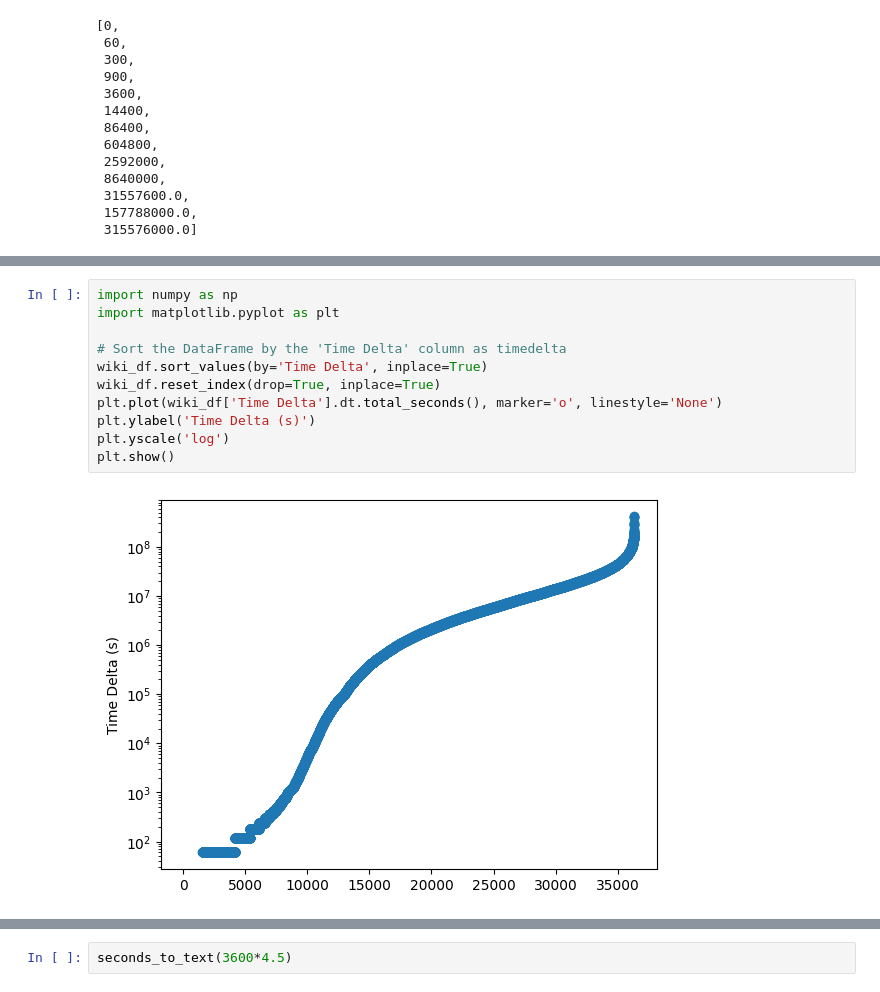
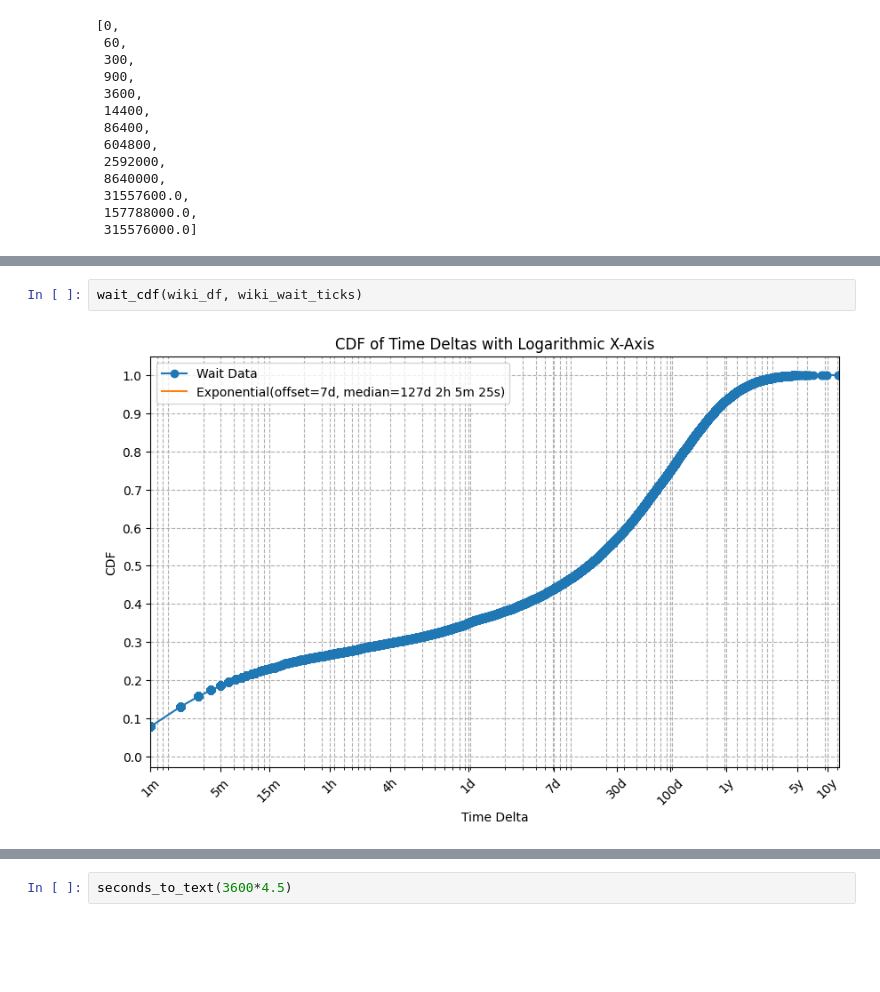
Before and after one commit to CarlKCarlK/wait-times, a Jupyter notebook: wait-times.ipynb, the cells around one changed output, grey strips where cells are left out. Saved outputs shown, nothing was run; the diff lists cells and outputs as text; blank space fills up the shorter version.

```diff
--- a/wait-times.ipynb
+++ b/wait-times.ipynb
@@ -314,14 +290,5 @@ plt.show()
-# %%
-import numpy as np
-import matplotlib.pyplot as plt
-
-# Sort the DataFrame by the 'Time Delta' column as timedelta
-wiki_df.sort_values(by='Time Delta', inplace=True)
-wiki_df.reset_index(drop=True, inplace=True)
-plt.plot(wiki_df['Time Delta'].dt.total_seconds(), marker='o', linestyle='None')
-plt.ylabel('Time Delta (s)')
-plt.yscale('log')
-plt.show()
-# %% [output]
-[figure, removed]
+# %%
+wait_cdf(wiki_df, wiki_wait_ticks)
+# %% [output]
+[figure, added]
 # %%
```
Also changed, not shown: parts of 7 cells of this notebook.
